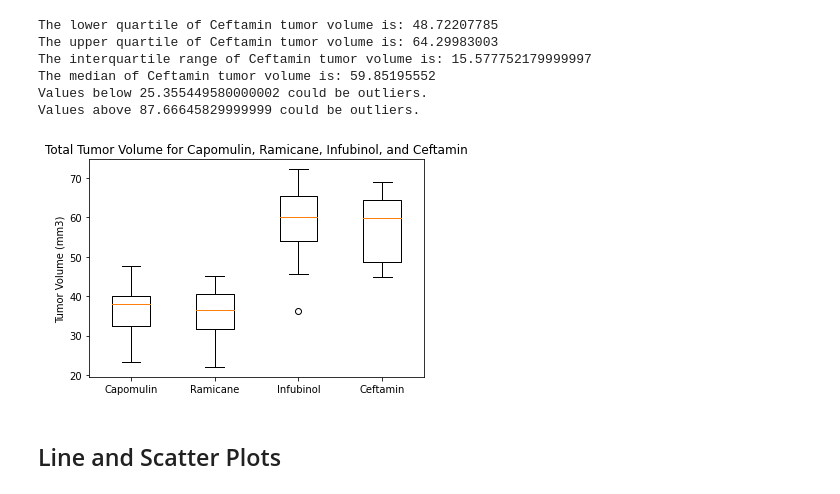
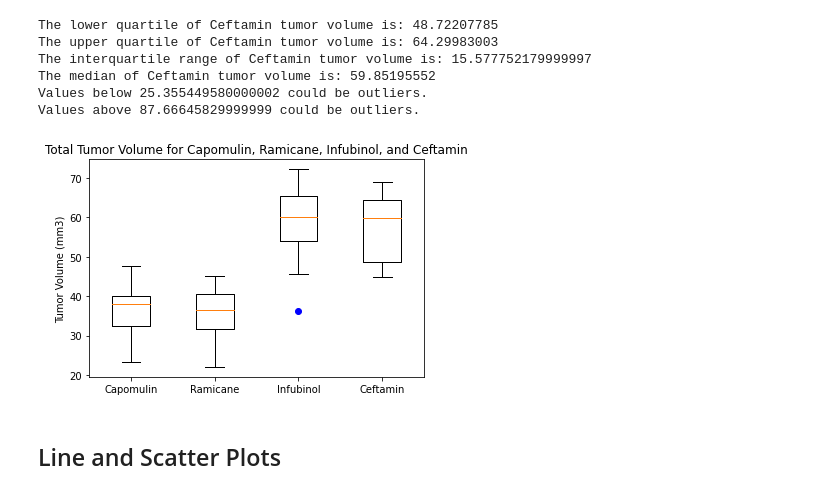
Before and after one commit to arcebri1/PharmaceuticalAnalysisPlotting, a Jupyter notebook: pymaceuticals_starter.ipynb, the cells around one changed output. Cells and saved outputs as stored; diff of their text form; code cells hidden in the pictures.

```diff
--- a/pymaceuticals_starter.ipynb
+++ b/pymaceuticals_starter.ipynb
@@ -328,13 +331,13 @@ labels = ['Capomulin','Ramicane','Infubinol','Ceftamin']
 # %%
 #Plot the boxplot
 fig1, ax1 = plt.subplots()
-ax1.boxplot(boxplot_list, labels=labels)
+ax1.boxplot(boxplot_list, labels=labels, sym='blue')
 ax1.set_title('Total Tumor Volume for Capomulin, Ramicane, Infubinol, and Ceftamin')
 ax1.set_ylabel('Tumor Volume (mm3)')
 # ax1.set_xlabel('Capomulin','Ramicane','Infubinol','Ceftamin')
 plt.show()
 # %% [output]
-[figure, old version]
+[figure, new version]
 # %% [markdown]
 ## Line and Scatter Plots
 # %%
```
Also changed, not shown: parts of 3 cells of this notebook.
